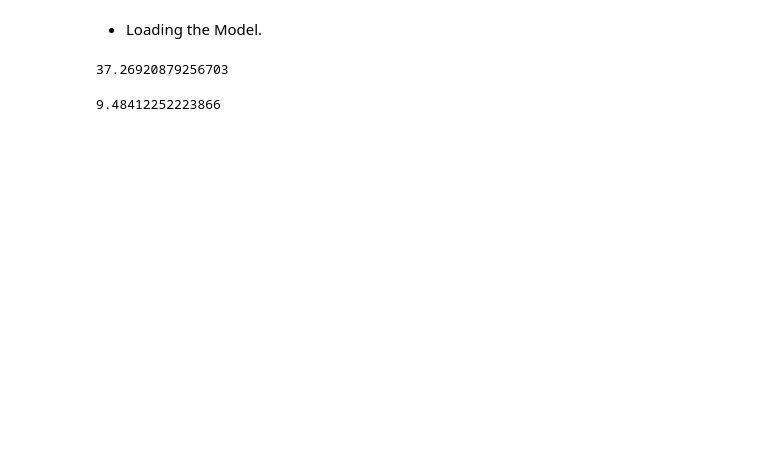
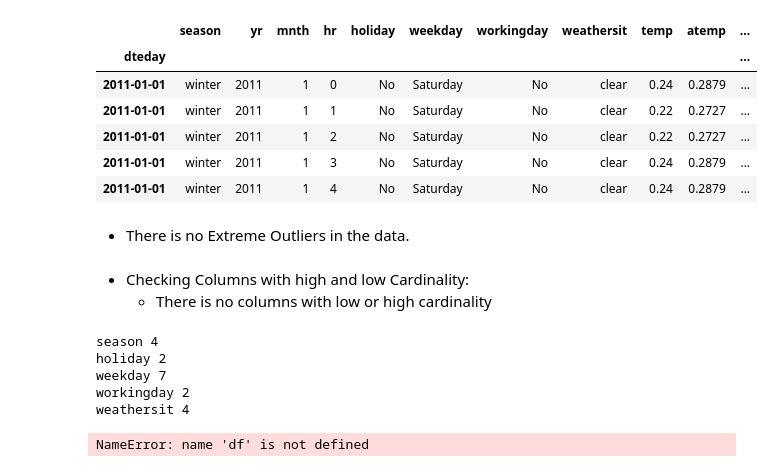
Before and after one commit to alaalmy-ahmed/Bike-Sharing-Analysis, a Jupyter notebook: Machine Learning.ipynb, the cells around one changed output. Cells and saved outputs as stored; diff of their text form; code cells hidden in the pictures; blank space fills up the shorter version.

```diff
--- a/Machine Learning.ipynb
+++ b/Machine Learning.ipynb
@@ -313,18 +0,0 @@ pickle.dump(model_cas, open(filename_cas, 'wb'))
-# %% [markdown]
-- Loading the Model.
-# %%
-# load the model from disk
-loaded_model_reg = pickle.load(open(filename_reg, 'rb'))
-result_reg = loaded_model_reg.predict(X_test_reg)
-
-print(mean_absolute_error(result_reg, y_test_reg))
-# %% [output]
-37.26920879256703
-# %%
-# load the model from disk
-loaded_model_cas = pickle.load(open(filename_cas, 'rb'))
-result_cas = loaded_model_cas.predict(X_test_cas)
-
-print(mean_absolute_error(result_cas, y_test_cas))
-# %% [output]
-9.48412252223866
@@ -330,0 +10,11 @@ print(mean_absolute_error(result_cas, y_test_cas))
+# %%
+df = pd.read_csv('preprocessed_data.csv', index_col='dteday')
+df.head()
+# %% [output]
+|  | season | yr | mnth | hr | holiday | weekday | workingday | weathersit | temp | atemp | ... |
+| dteday |  |  |  |  |  |  |  |  |  |  | ... |
+| 2011-01-01 | winter | 2011 | 1 | 0 | No | Saturday | No | clear | 0.24 | 0.2879 | ... |
+| 2011-01-01 | winter | 2011 | 1 | 1 | No | Saturday | No | clear | 0.22 | 0.2727 | ... |
+| 2011-01-01 | winter | 2011 | 1 | 2 | No | Saturday | No | clear | 0.22 | 0.2727 | ... |
+| 2011-01-01 | winter | 2011 | 1 | 3 | No | Saturday | No | clear | 0.24 | 0.2879 | ... |
+| 2011-01-01 | winter | 2011 | 1 | 4 | No | Saturday | No | clear | 0.24 | 0.2879 | ... |
@@ -330,0 +23,2 @@ print(mean_absolute_error(result_cas, y_test_cas))
+# %% [markdown]
+- There is no Extreme Outliers in the data.
@@ -330,0 +30,12 @@ print(mean_absolute_error(result_cas, y_test_cas))
+# %% [markdown]
+- Checking Columns with high and low Cardinality:
+    - There is no columns with low or high cardinality
+# %%
+for col in df.select_dtypes(include='object').columns:
+    print(col, df[col].nunique())
+# %% [output]
+season 4
+holiday 2
+weekday 7
+workingday 2
+weathersit 4
@@ -330,0 +54,6 @@ print(mean_absolute_error(result_cas, y_test_cas))
+# %%
+target = "casual"
+y = df[target]
+X = df.drop(target, axis=1)
+# %% [output]
+NameError: name 'df' is not defined
```
Also changed, not shown: parts of 33 cells of this notebook, 24 other files.
